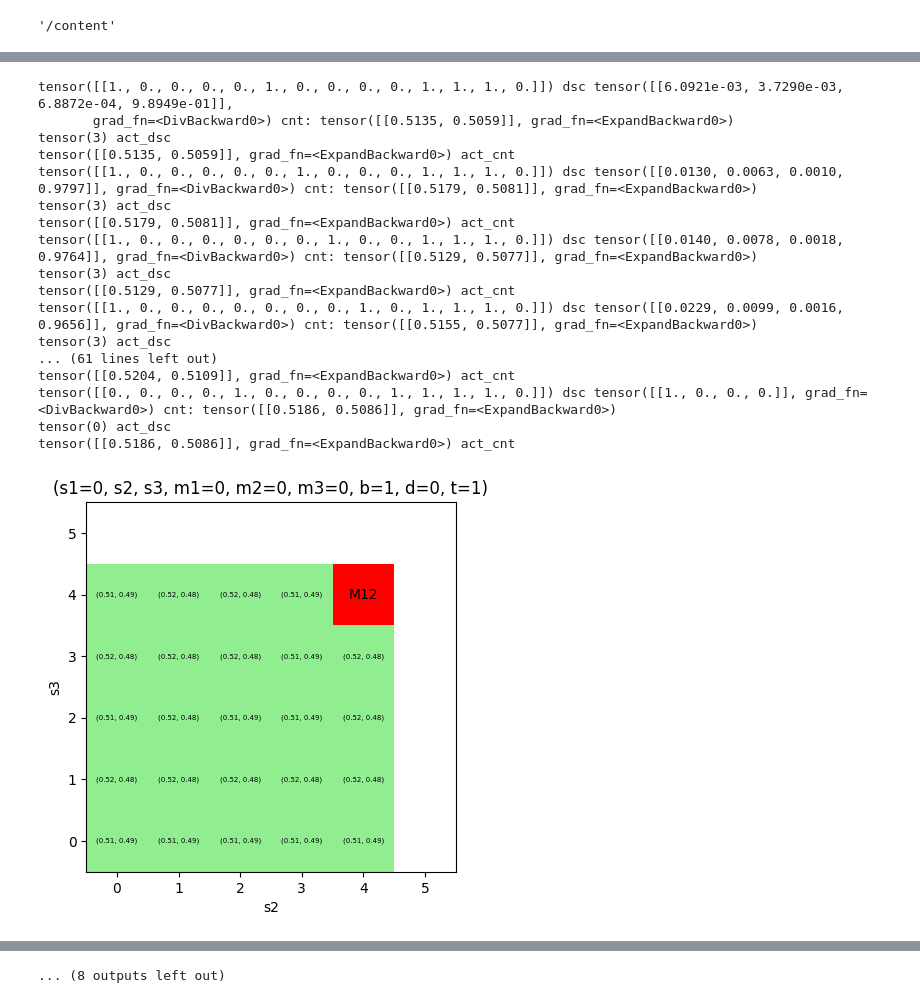
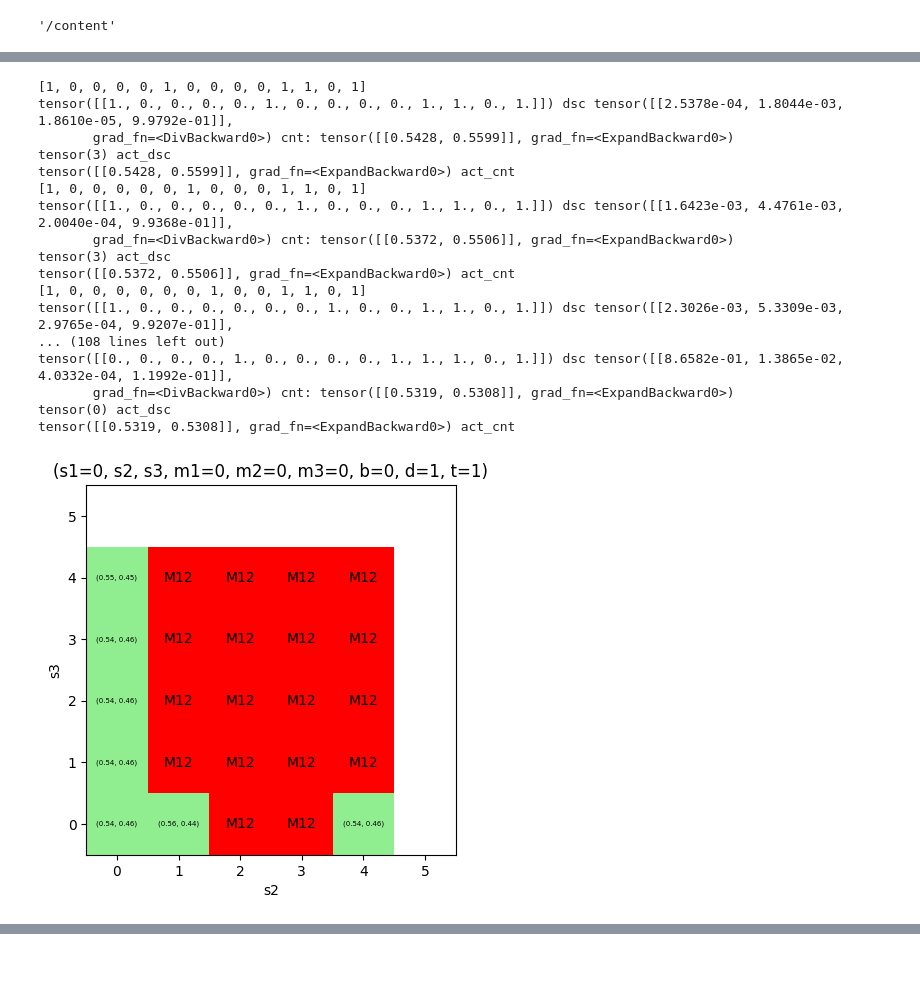
Before and after one commit to AbeTetsuyaR/AbePPO, a Jupyter notebook: AbePPO0807.ipynb, the cells around one changed output, grey strips where cells are left out. Drawn from its saved outputs; the diff is of its cells as text; code cells hidden in the pictures; blank space fills up the shorter version.

```diff
--- a/AbePPO0807.ipynb
+++ b/AbePPO0807.ipynb
@@ -674,8 +674,8 @@ input_size = n_units * n_states + n_units * (MAX_maintenance_time+1) + 2 #MDPの
 action_size = 2**n_units  # 行動数は2^3個
 batch_size = 512*4#512-5120
 interval = 24
-alpha_actor = 0.001#ここを変更する
-alpha_critic = 0.002#ここを変更する
+alpha_actor = 0.01#ここを変更する
+alpha_critic = 0.02#ここを変更する
 n_epochs = 4
 policy_clip = 0.2
 beta=0.0005
@@ -694,7 +694,7 @@ agent = Agent(n_units=n_units,
               n_epochs=n_epochs)
 env = Environment()
 # %%
-num_episode = 2*4*32 #1.5時間？ 2*64
+num_episode = 2*4*64 #40分？ 2*4*64
 best_reward = -np.inf
 episode_reward_history = []
 avg_cost = 0
@@ -890,7 +876,7 @@ def optimal_policy(s1,m1,m2,m3,b,d,t):
         for s3 in range(x):
             level_ohe, mstatus_ohe = one_hot_encoding(levels=[s2,s3],maintenance_status=[m2,m3])
             state = level_ohe + mstatus_ohe + list([b,d])
-            #print(state)
+            print(state)
             act_dsc, act_cnt, log_prob, val = agent.choose_action_max_prob(state)
             act_dsc = act_dsc.item()
             act_cnt = act_cnt.squeeze().cpu().detach().numpy().copy()
@@ -905,55 +891,56 @@ def optimal_policy(s1,m1,m2,m3,b,d,t):
     ax.set_ylabel("s3")
     # グラフを表示
     ax.set_title("(s1="+str(s1)+", s2, s3, m1="+str(m1)+", m2="+str(m2)+", m3="+str(m3)+", b="+str(b)+", d="+str(d)+", t="+str(t)+")")
     plt.show()
-optimal_policy(s1=0,m1=0,m2=0,m3=0,b=1,d=0,t=1)
-optimal_policy(s1=1,m1=0,m2=0,m3=0,b=1,d=0,t=1)
-optimal_policy(s1=2,m1=0,m2=0,m3=0,b=1,d=0,t=1)
-optimal_policy(s1=3,m1=0,m2=0,m3=0,b=1,d=0,t=1)
-optimal_policy(s1=4,m1=0,m2=0,m3=0,b=1,d=0,t=1)
-optimal_policy(s1=4,m1=0,m2=0,m3=0,b=0,d=0,t=1)
+optimal_policy(s1=0,m1=0,m2=0,m3=0,b=0,d=1,t=1)
+#optimal_policy(s1=0,m1=0,m2=0,m3=0,b=1,d=0,t=1)
+#optimal_policy(s1=1,m1=0,m2=0,m3=0,b=1,d=0,t=1)
+#optimal_policy(s1=2,m1=0,m2=0,m3=0,b=1,d=0,t=1)
+#optimal_policy(s1=3,m1=0,m2=0,m3=0,b=1,d=0,t=1)
+#optimal_policy(s1=4,m1=0,m2=0,m3=0,b=1,d=0,t=1)
+#optimal_policy(s1=4,m1=0,m2=0,m3=0,b=0,d=0,t=1)
 #optimal_policy(s1=0,m1=1,m2=1,m3=0,b=1,d=0,t=1)
 #optimal_policy(s1=0,m1=0,m2=0,m3=0,b=1,d=0,t=0.5)
-optimal_policy(s1=0,m1=0,m2=0,m3=0,b=-1,d=0,t=1)
-optimal_policy(s1=1,m1=0,m2=0,m3=0,b=-1,d=0,t=1)
-optimal_policy(s1=2,m1=0,m2=0,m3=0,b=-1,d=0,t=1)
-optimal_policy(s1=3,m1=0,m2=0,m3=0,b=-1,d=0,t=1)
+#optimal_policy(s1=0,m1=0,m2=0,m3=0,b=-1,d=0,t=1)
+#optimal_policy(s1=1,m1=0,m2=0,m3=0,b=-1,d=0,t=1)
+#optimal_policy(s1=2,m1=0,m2=0,m3=0,b=-1,d=0,t=1)
+#optimal_policy(s1=3,m1=0,m2=0,m3=0,b=-1,d=0,t=1)
 #optimal_policy(s1=4,m1=0,m2=0,m3=0,b=-1,d=-1,t=0.3)
 #optimal_policy(s1=0,m1=0,m2=0,m3=0,b=-1,d=-1,t=0.3)
 #optimal_policy(s1=1,m1=0,m2=0,m3=0,b=-1,d=-1,t=0.3)
 #optimal_policy(s1=2,m1=0,m2=0,m3=0,b=-1,d=-1,t=0.3)
 #optimal_policy(s1=3,m1=0,m2=0,m3=0,b=-1,d=-1,t=0.3)
 #optimal_policy(s1=4,m1=0,m2=0,m3=0,b=-1,d=-1,t=0.3)
 s1 = 4
 s2 = 4
 s3 = 4
 m1 = 0
 m2 = 0
 m3 = 0
 inventory = 0
 #demand = 0
 remain_interval = 1
 level_ohe, mstatus_ohe = one_hot_encoding(levels=[s1,s2,s3],maintenance_status=[m1,m2,m3])
 state = level_ohe + mstatus_ohe + list([inventory,demand,remain_interval])
 #act_dsc, act_cnt, log_prob, val = agent.choose_action_max_prob(state)
 #act_dsc = act_dsc.item()
 #act_dsc
 # %% [output]
-tensor([[1., 0., 0., 0., 0., 1., 0., 0., 0., 0., 1., 1., 1., 0.]]) dsc tensor([[6.0921e-03, 3.7290e-03, 6.8872e-04, 9.8949e-01]],
-       grad_fn=<DivBackward0>) cnt: tensor([[0.5135, 0.5059]], grad_fn=<ExpandBackward0>)
+[1, 0, 0, 0, 0, 1, 0, 0, 0, 0, 1, 1, 0, 1]
+tensor([[1., 0., 0., 0., 0., 1., 0., 0., 0., 0., 1., 1., 0., 1.]]) dsc tensor([[2.5378e-04, 1.8044e-03, 1.8610e-05, 9.9792e-01]],
+       grad_fn=<DivBackward0>) cnt: tensor([[0.5428, 0.5599]], grad_fn=<ExpandBackward0>)
 tensor(3) act_dsc
-tensor([[0.5135, 0.5059]], grad_fn=<ExpandBackward0>) act_cnt
-tensor([[1., 0., 0., 0., 0., 0., 1., 0., 0., 0., 1., 1., 1., 0.]]) dsc tensor([[0.0130, 0.0063, 0.0010, 0.9797]], grad_fn=<DivBackward0>) cnt: tensor([[0.5179, 0.5081]], grad_fn=<ExpandBackward0>)
+tensor([[0.5428, 0.5599]], grad_fn=<ExpandBackward0>) act_cnt
+[1, 0, 0, 0, 0, 0, 1, 0, 0, 0, 1, 1, 0, 1]
+tensor([[1., 0., 0., 0., 0., 0., 1., 0., 0., 0., 1., 1., 0., 1.]]) dsc tensor([[1.6423e-03, 4.4761e-03, 2.0040e-04, 9.9368e-01]],
+       grad_fn=<DivBackward0>) cnt: tensor([[0.5372, 0.5506]], grad_fn=<ExpandBackward0>)
 tensor(3) act_dsc
-tensor([[0.5179, 0.5081]], grad_fn=<ExpandBackward0>) act_cnt
-tensor([[1., 0., 0., 0., 0., 0., 0., 1., 0., 0., 1., 1., 1., 0.]]) dsc tensor([[0.0140, 0.0078, 0.0018, 0.9764]], grad_fn=<DivBackward0>) cnt: tensor([[0.5129, 0.5077]], grad_fn=<ExpandBackward0>)
-tensor(3) act_dsc
-tensor([[0.5129, 0.5077]], grad_fn=<ExpandBackward0>) act_cnt
-tensor([[1., 0., 0., 0., 0., 0., 0., 0., 1., 0., 1., 1., 1., 0.]]) dsc tensor([[0.0229, 0.0099, 0.0016, 0.9656]], grad_fn=<DivBackward0>) cnt: tensor([[0.5155, 0.5077]], grad_fn=<ExpandBackward0>)
-tensor(3) act_dsc
-... (61 lines left out)
-tensor([[0.5204, 0.5109]], grad_fn=<ExpandBackward0>) act_cnt
-tensor([[0., 0., 0., 0., 1., 0., 0., 0., 0., 1., 1., 1., 1., 0.]]) dsc tensor([[1., 0., 0., 0.]], grad_fn=<DivBackward0>) cnt: tensor([[0.5186, 0.5086]], grad_fn=<ExpandBackward0>)
+tensor([[0.5372, 0.5506]], grad_fn=<ExpandBackward0>) act_cnt
+[1, 0, 0, 0, 0, 0, 0, 1, 0, 0, 1, 1, 0, 1]
+tensor([[1., 0., 0., 0., 0., 0., 0., 1., 0., 0., 1., 1., 0., 1.]]) dsc tensor([[2.3026e-03, 5.3309e-03, 2.9765e-04, 9.9207e-01]],
+... (108 lines left out)
+tensor([[0., 0., 0., 0., 1., 0., 0., 0., 0., 1., 1., 1., 0., 1.]]) dsc tensor([[8.6582e-01, 1.3865e-02, 4.0332e-04, 1.1992e-01]],
+       grad_fn=<DivBackward0>) cnt: tensor([[0.5319, 0.5308]], grad_fn=<ExpandBackward0>)
 tensor(0) act_dsc
-tensor([[0.5186, 0.5086]], grad_fn=<ExpandBackward0>) act_cnt
+tensor([[0.5319, 0.5308]], grad_fn=<ExpandBackward0>) act_cnt
-[figure, old version]
+[figure, new version]
@@ -1050 +946,0 @@ tensor([[0.5156, 0.5081]], grad_fn=<ExpandBackward0>) act_cnt
-... (8 outputs left out)
```
Also changed, not shown: parts of 4 cells of this notebook.
